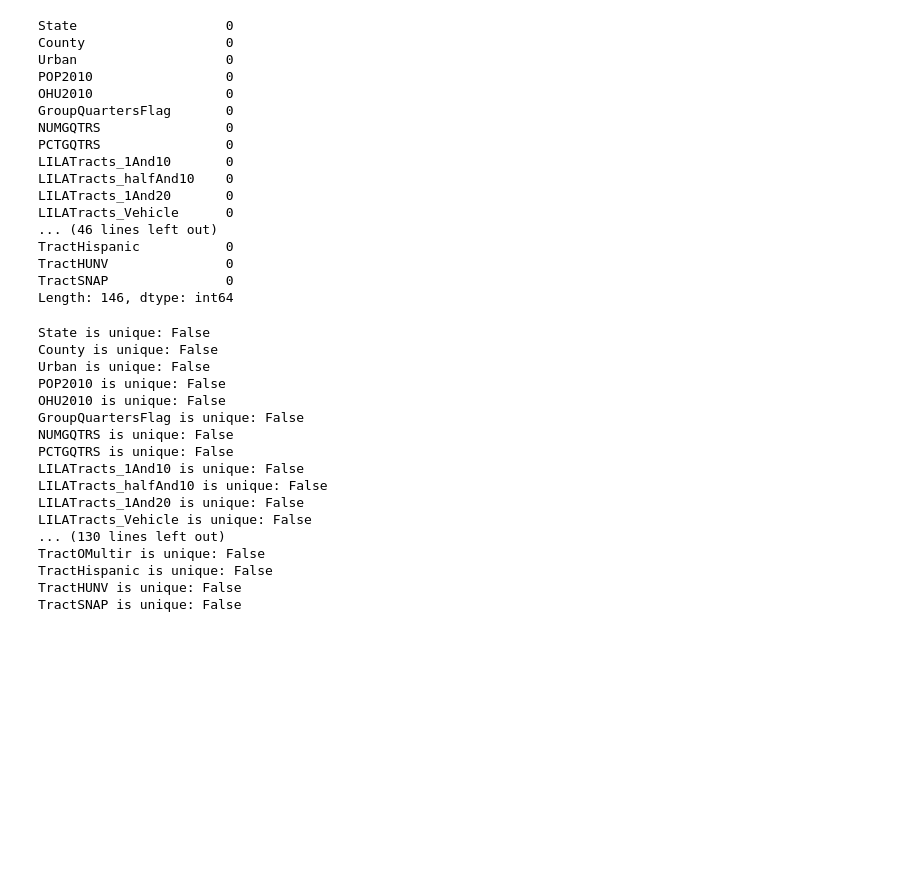
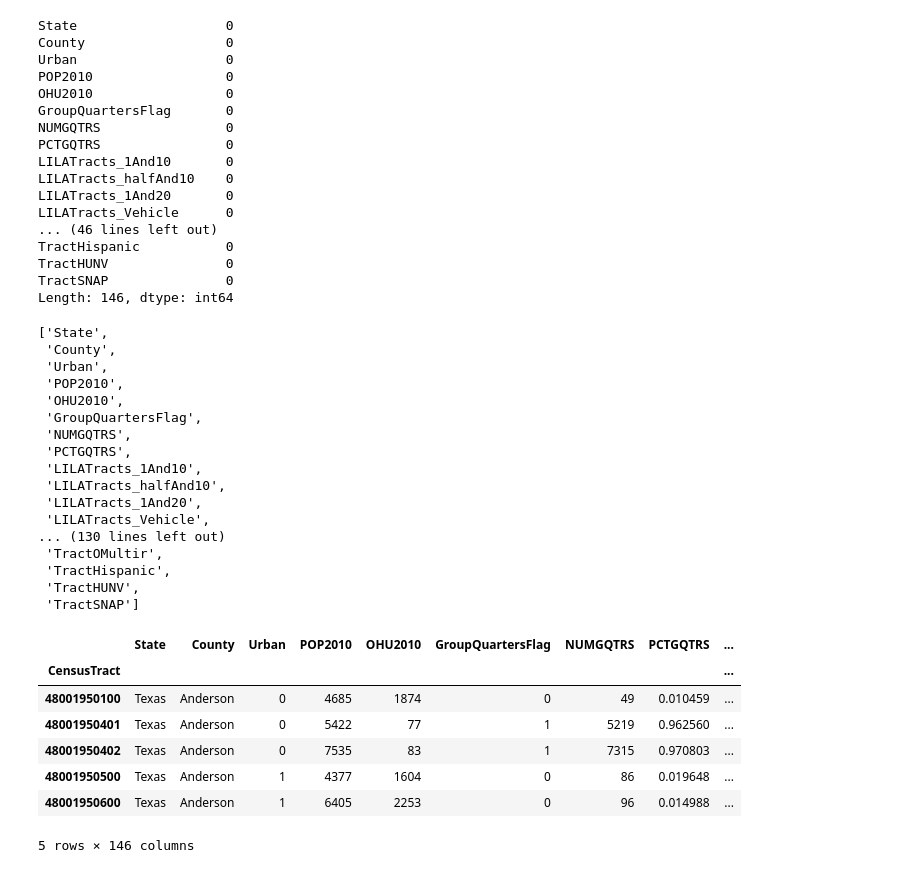
Before and after one commit to eccadena/FIPS_Investment_Decision_Project, a Jupyter notebook: notebooks/Food_Desert.ipynb, the cells around one changed output. Saved outputs shown, nothing was run; the diff lists cells and outputs as text; code cells hidden in the pictures; blank space fills up the shorter version.

```diff
--- a/notebooks/Food_Desert.ipynb
+++ b/notebooks/Food_Desert.ipynb
@@ -73,25 +77,36 @@ TractSNAP               0
 Length: 146, dtype: int64
 # %%
 cols = food_desert.columns.tolist() #update after drop
+cols
 # %% [output]
-State is unique: False
-County is unique: False
-Urban is unique: False
-POP2010 is unique: False
-OHU2010 is unique: False
-GroupQuartersFlag is unique: False
-NUMGQTRS is unique: False
-PCTGQTRS is unique: False
-LILATracts_1And10 is unique: False
-LILATracts_halfAnd10 is unique: False
-LILATracts_1And20 is unique: False
-LILATracts_Vehicle is unique: False
+['State',
+ 'County',
+ 'Urban',
+ 'POP2010',
+ 'OHU2010',
+ 'GroupQuartersFlag',
+ 'NUMGQTRS',
+ 'PCTGQTRS',
+ 'LILATracts_1And10',
+ 'LILATracts_halfAnd10',
+ 'LILATracts_1And20',
+ 'LILATracts_Vehicle',
 ... (130 lines left out)
-TractOMultir is unique: False
-TractHispanic is unique: False
-TractHUNV is unique: False
-TractSNAP is unique: False
+ 'TractOMultir',
+ 'TractHispanic',
+ 'TractHUNV',
+ 'TractSNAP']
 # %%
 texas_food_desert = food_desert[food_desert['State'] == 'Texas']
+texas_food_desert.head()
+# %% [output]
+|  | State | County | Urban | POP2010 | OHU2010 | GroupQuartersFlag | NUMGQTRS | PCTGQTRS | ... |
+| CensusTract |  |  |  |  |  |  |  |  | ... |
+| 48001950100 | Texas | Anderson | 0 | 4685 | 1874 | 0 | 49 | 0.010459 | ... |
+| 48001950401 | Texas | Anderson | 0 | 5422 | 77 | 1 | 5219 | 0.962560 | ... |
+| 48001950402 | Texas | Anderson | 0 | 7535 | 83 | 1 | 7315 | 0.970803 | ... |
+| 48001950500 | Texas | Anderson | 1 | 4377 | 1604 | 0 | 86 | 0.019648 | ... |
+| 48001950600 | Texas | Anderson | 1 | 6405 | 2253 | 0 | 96 | 0.014988 | ... |
+5 rows × 146 columns
 # %%
 texas_food_desert_harris = texas_food_desert[texas_food_desert['County'] == 'Harris']
```
Also changed, not shown: parts of 8 cells of this notebook, 6 other files.
